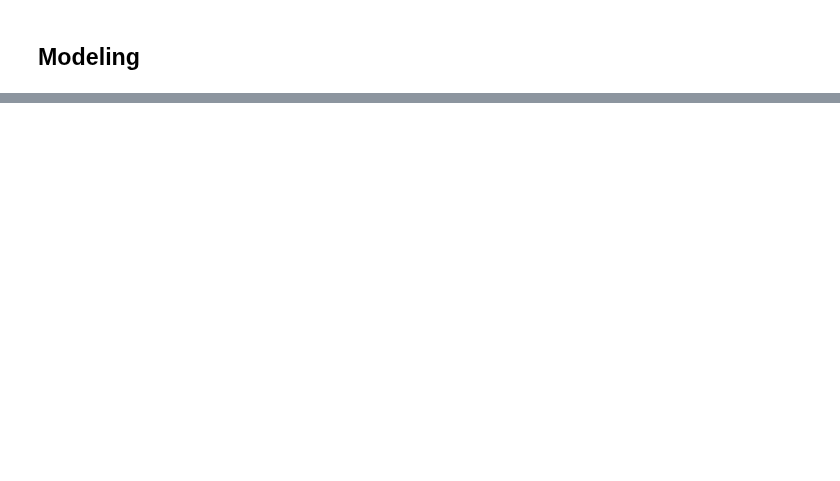
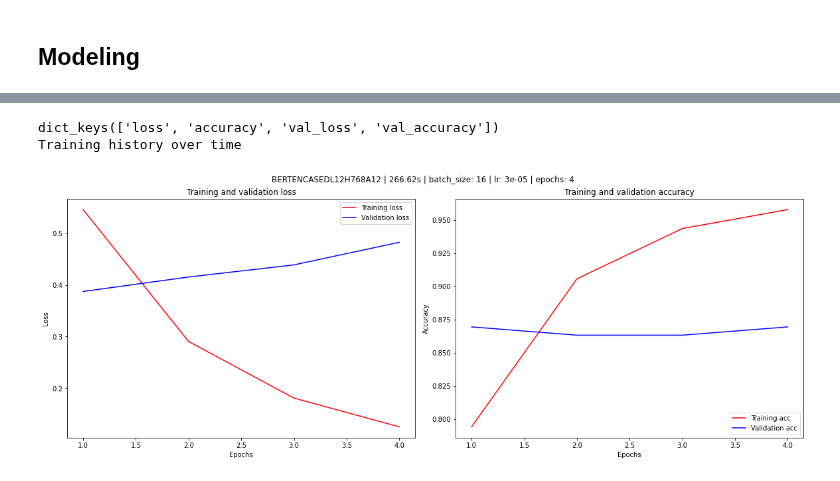
Before and after one commit to victorchendra02/Final-Academic-Project, a Jupyter notebook: models/01_BERT.ipynb, the cells around one changed output, grey strips where cells are left out. Drawn from its saved outputs; the diff is of its cells as text; code cells hidden in the pictures; blank space fills up the shorter version.

```diff
--- a/models/01_BERT.ipynb
+++ b/models/01_BERT.ipynb
@@ -256,21 +300,12 @@ optimizer_type = 'adamw'
 loss = tf.keras.losses.sparse_categorical_crossentropy
 metrics = ['accuracy']
-# %%
-tfhub_map = {
-    "BERT-EN-CASED-L-12-H-768-A-12" : "https://www.kaggle.com/models/tensorflow/bert/frameworks/TensorFlow2/variations/en-cased-l-12-h-768-a-12/versions/4",
-    "BERT-EN-UNCASED-L-2-H-512-A-8": "https://www.kaggle.com/models/tensorflow/bert/TensorFlow2/bert-en-uncased-l-2-h-512-a-8/2",
-
-    "BERT-EN-CASED-PREPROCESSOR"  : "https://www.kaggle.com/models/tensorflow/bert/frameworks/TensorFlow2/variations/en-cased-preprocess/versions/3",
-    "BERT-EN-UNCASED-PREPROCESSOR": "https://www.kaggle.com/models/tensorflow/bert/frameworks/TensorFlow2/variations/en-uncased-preprocess/versions/3",
-}
-
-bert_encoder = "BERT-EN-UNCASED-L-2-H-512-A-8"
-preprocessor = "BERT-EN-UNCASED-PREPROCESSOR"
-classifier_model_1 = ClassifierModel(tfhub_map[preprocessor], tfhub_map[bert_encoder])
-classifier_model_1.compile_model(train_ds=train_ds,
-                                 validation_data=val_ds,
-                                 epochs=epochs,
-                                 learning_rate=learning_rate,
-                                 optimizer_type=optimizer_type,
-                                 loss=loss,
-                                 metrics=metrics)
+# %%
+classifier_model = BertClassifierModel(tfhub_map[preprocessor], tfhub_map[bert_encoder])
+classifier_model.compile_model(
+    train_ds=train_ds,
+    validation_data=val_ds,
+    epochs=epochs,
+    learning_rate=learning_rate,
+    optimizer=optimizer,
+    loss=loss,
+    metrics=metrics)
@@ -277,4 +330,4 @@ classifier_model_1.compile_model(train_ds=train_ds,
 # %%
-classifier_model_1.train()
-training_time = classifier_model_1.training_time
+classifier_model.train()
+training_time = classifier_model.training_time
 # %% [output]
@@ -327,0 +354,10 @@ xx,classification,BERT-EN-UNCASED-L-2-H-512-A-8,16,8,1e-06,adamw,tf.keras.losses
+# %%
+classifier_model.plot_training_history_over_time(
+    suptitle=f"{bert_encoder} | {training_time:.2f}s | batch_size: {batch_size} | lr: {learning_rate} | epochs: {epochs}",
+    plot_file_name=f"saved_plots/classification/{id_note}_{bert_encoder}_traininghistory_plot.jpg",
+    figsize=(16, 6)
+    )
+# %% [output]
+dict_keys(['loss', 'accuracy', 'val_loss', 'val_accuracy'])
+Training history over time
+[figure, added]
```
Also changed, not shown: parts of 18 cells of this notebook, 41 other files.
